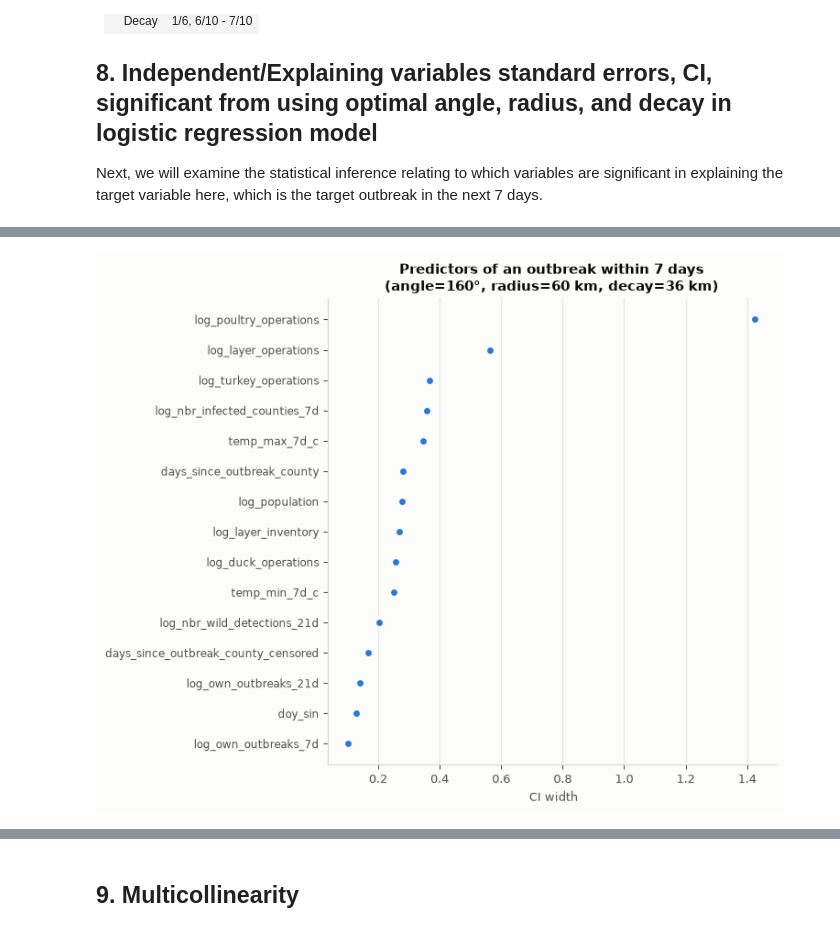
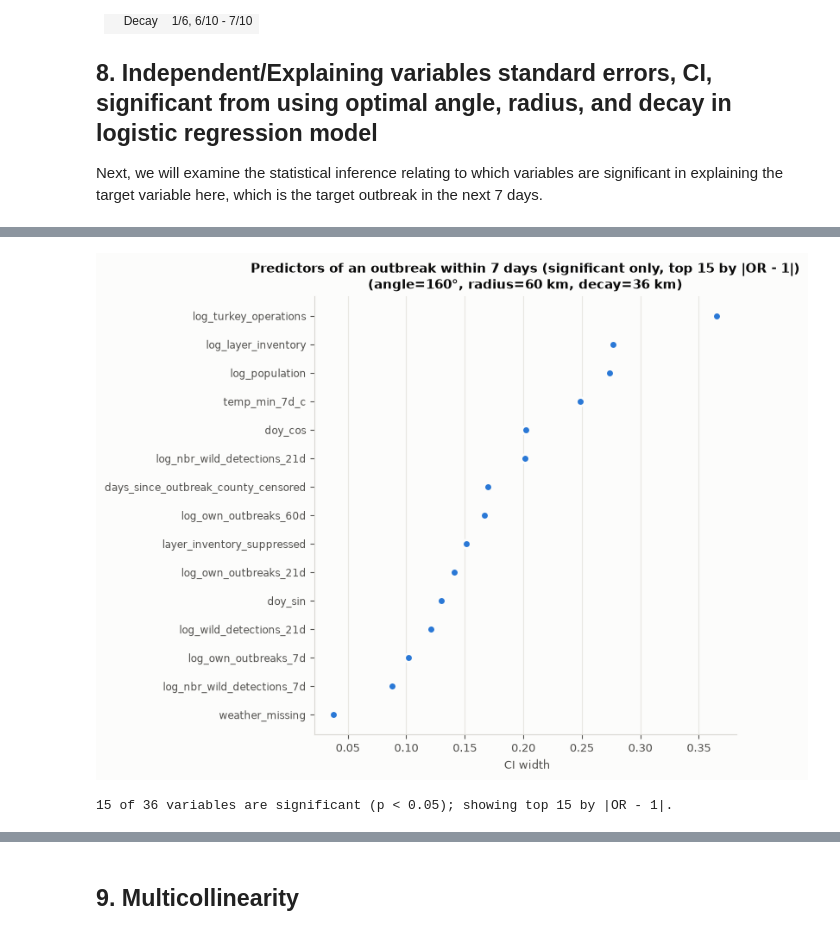
Before and after one commit to NickSanfordCPA/h5n1-capstone, a Jupyter notebook: notebooks/regression_baseline.ipynb, the cells around one changed output, grey strips where cells are left out. Saved outputs shown, nothing was run; the diff lists cells and outputs as text; code cells hidden in the pictures.

```diff
--- a/notebooks/regression_baseline.ipynb
+++ b/notebooks/regression_baseline.ipynb
@@ -830,20 +840,31 @@ All 36 variables, ranked by confidence-interval width -- narrowest (most precise
 # %%
-top_opt = pd.concat([coef_opt.head(9), coef_opt.tail(6)]).sort_values("ci_width", ascending=True)
+sig_opt = coef_opt[coef_opt.significant].copy()
+sig_opt["abs_diff_from_1"] = (sig_opt.odds_ratio - 1).abs()
+
+# Select by effect size among significant predictors only (|OR - 1|, biggest first),
+# then lay the chart out by CI width (narrowest first), same axis/order as before.
+TOP_N = 15
+top_opt = sig_opt.sort_values("abs_diff_from_1", ascending=False).head(TOP_N).sort_values("ci_width", ascending=True)
+
 fig, ax = plt.subplots(figsize=(7.6, 6.2))
 ypos = np.arange(len(top_opt))
 
 # ax.hlines(ypos, top_opt.ci_low, top_opt.ci_high, color=BLUE, lw=2, alpha=0.45)
 ax.plot(top_opt.ci_width, ypos, "o", color=BLUE, markersize=7,
         markeredgecolor=SURFACE, markeredgewidth=2, linestyle="none")
 # ax.axvline(1.0, color=INK_2, lw=1.2, ls=(0, (4, 3)))
 
 ax.set_yticks(ypos)
 ax.set_yticklabels(top_opt.index, fontsize=8.5)
 # ax.set_xscale("log")
 ax.set(xlabel=" CI width",
-       title="Predictors of an outbreak within 7 days\n(angle=160°, radius=60 km, decay=36 km)")
+       title=f"Predictors of an outbreak within 7 days (significant only, top {len(top_opt)} by |OR - 1|)\n"
+             "(angle=160\u00b0, radius=60 km, decay=36 km)")
 ax.grid(axis="y", visible=False)
 fig.tight_layout()
 plt.show()
+
+print(f"{len(sig_opt)} of {len(coef_opt)} variables are significant (p < 0.05); showing top {len(top_opt)} by |OR - 1|.")
 # %% [output]
-[figure, old version]
+[figure, new version]
+15 of 36 variables are significant (p < 0.05); showing top 15 by |OR - 1|.
```
Also changed, not shown: parts of 35 cells of this notebook.
